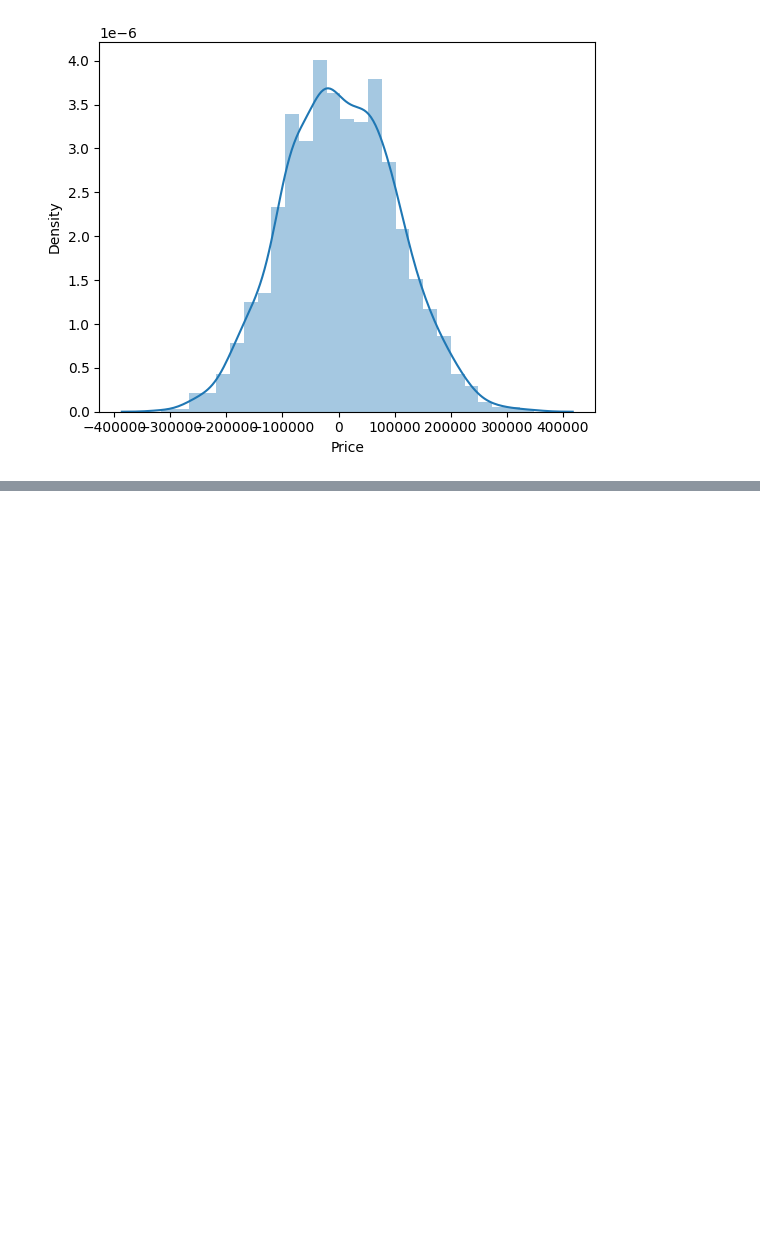
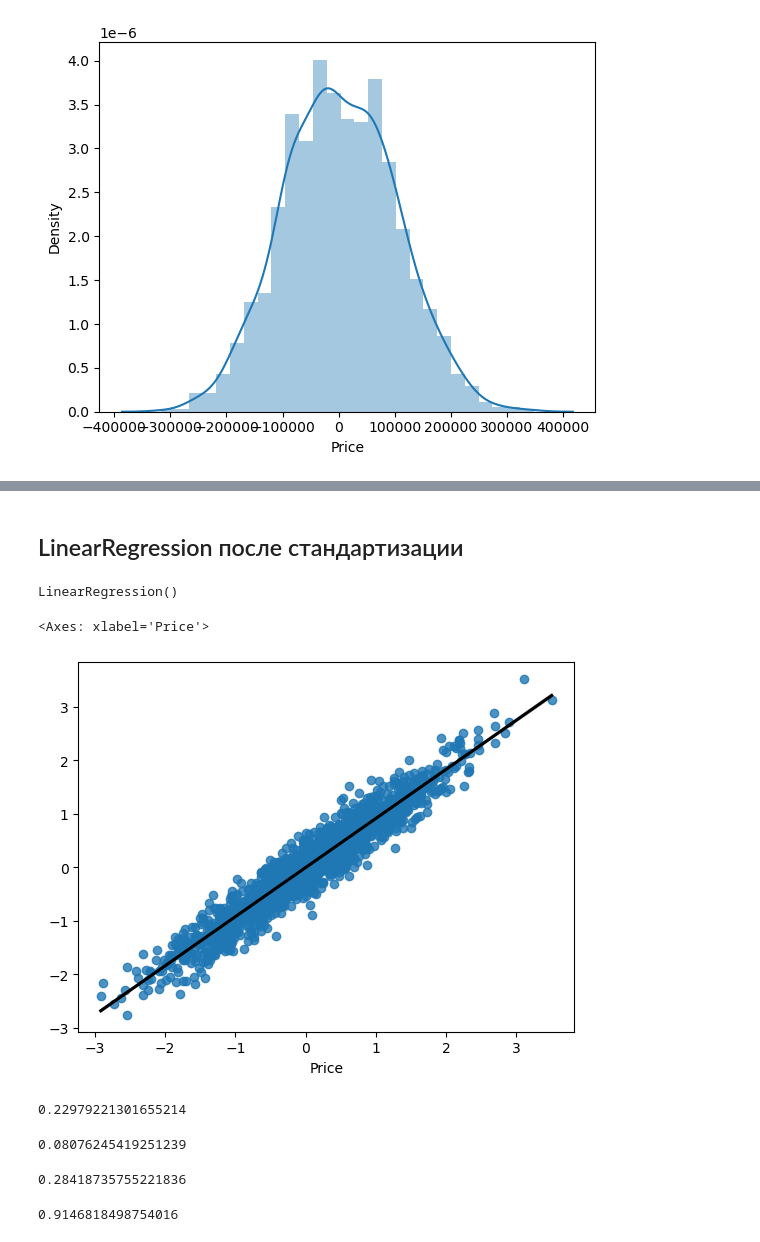
Before and after one commit to Rev1ze/mashinkaUSMAN, a Jupyter notebook: second/Regression_2026NN.ipynb, the cells around one changed output, grey strips where cells are left out. Saved outputs shown, nothing was run; the diff lists cells and outputs as text; code cells hidden in the pictures; blank space fills up the shorter version.

```diff
--- a/second/Regression_2026NN.ipynb
+++ b/second/Regression_2026NN.ipynb
@@ -651,0 +401,35 @@ plt.show()
+# %%
+X_std = df_std[['Avg. Area Income', 'Avg. Area House Age', 'Avg. Area Number of Rooms', 'Avg. Area Number of Bedrooms', 'Area Population']]
+y_std = df_std['Price']
+# %%
+X_train_std, X_test_std, y_train_std, y_test_std = train_test_split(X_std, y_std, test_size=0.3, random_state=42)
+# %% [markdown]
+## LinearRegression после стандартизации
+# %%
+model = LinearRegression()
+model.fit(X_train_std, y_train_std)
+# %% [output]
+LinearRegression()
+# %%
+predictions = model.predict(X_test_std)
+# %%
+sns.regplot(x=y_test_std,y=predictions,line_kws={"color":"black"})
+# %% [output]
+<Axes: xlabel='Price'>
+[figure, added]
+# %%
+metrics.mean_absolute_error(y_test_std, predictions)
+# %% [output]
+0.22979221301655214
+# %%
+metrics.mean_squared_error(y_test_std, predictions)
+# %% [output]
+0.08076245419251239
+# %%
+np.sqrt(metrics.mean_squared_error(y_test_std, predictions))
+# %% [output]
+0.28418735755221836
+# %%
+metrics.r2_score(y_test_std, predictions)
+# %% [output]
+0.9146818498754016
```
Also changed, not shown: parts of 111 cells of this notebook, 2 other files.
